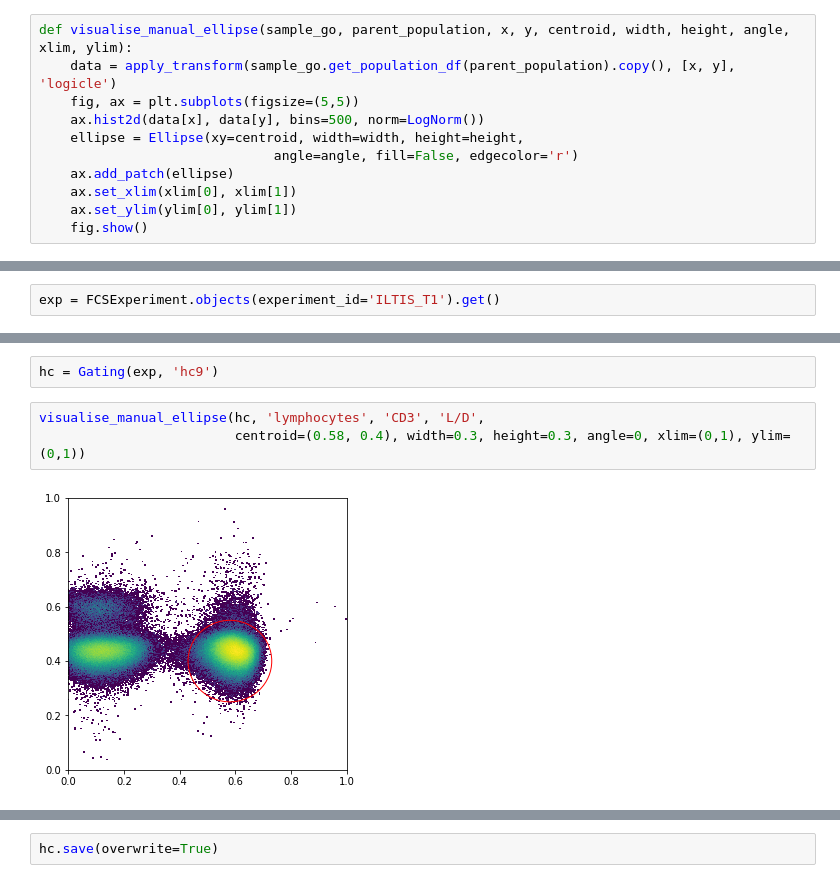
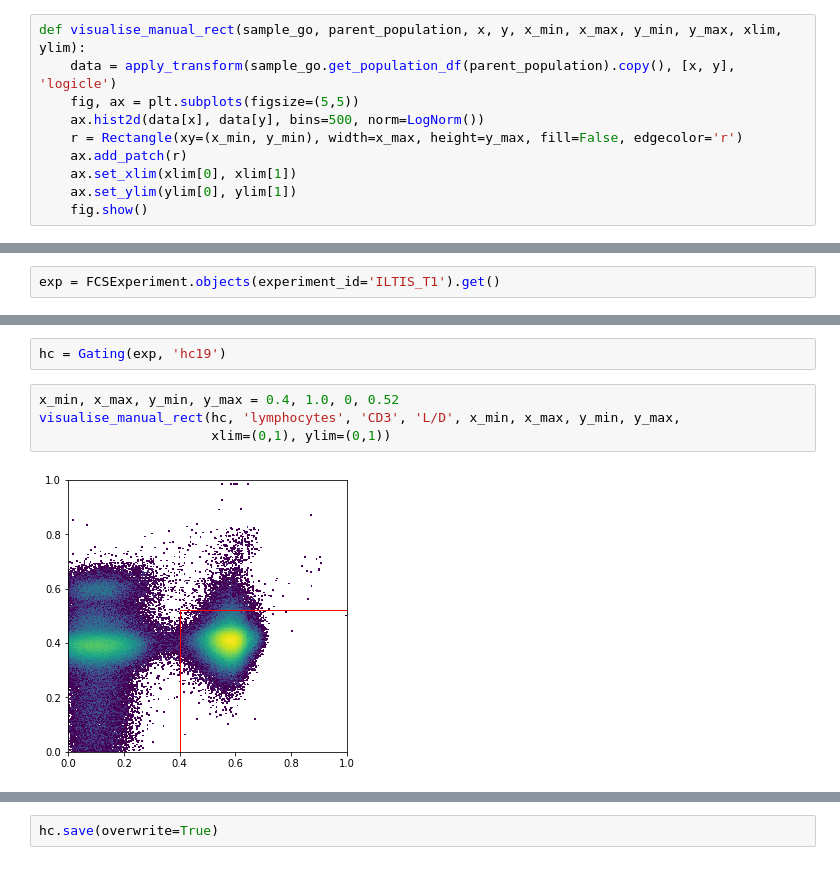
Before and after one commit to burtonrj/CytoPy, a Jupyter notebook: immunova/Notebooks/Testing/Population_Identification_Validation/CD3 Gating.ipynb, the cells around one changed output, grey strips where cells are left out. Drawn from its saved outputs; the diff is of its cells as text.

```diff
--- a/immunova/Notebooks/Testing/Population_Identification_Validation/CD3 Gating.ipynb
+++ b/immunova/Notebooks/Testing/Population_Identification_Validation/CD3 Gating.ipynb
@@ -32,13 +32,12 @@ def visualise_manual_threshold(sample_go, parent_population, x, t, xlim, ylim):
     ax.set_ylim(ylim[0], ylim[1])
     fig.show()
 # %%
-def visualise_manual_ellipse(sample_go, parent_population, x, y, centroid, width, height, angle, xlim, ylim):
+def visualise_manual_rect(sample_go, parent_population, x, y, x_min, x_max, y_min, y_max, xlim, ylim):
     data = apply_transform(sample_go.get_population_df(parent_population).copy(), [x, y], 'logicle')
     fig, ax = plt.subplots(figsize=(5,5))
     ax.hist2d(data[x], data[y], bins=500, norm=LogNorm())
-    ellipse = Ellipse(xy=centroid, width=width, height=height,
-                              angle=angle, fill=False, edgecolor='r')
-    ax.add_patch(ellipse)
+    r = Rectangle(xy=(x_min, y_min), width=x_max, height=y_max, fill=False, edgecolor='r')
+    ax.add_patch(r)
     ax.set_xlim(xlim[0], xlim[1])
     ax.set_ylim(ylim[0], ylim[1])
     fig.show()
@@ -93,12 +95,13 @@ Complete!
 Saved successfully!
 -----------------------------------------------------
 # %%
-hc = Gating(exp, 'hc9')
+hc = Gating(exp, 'hc19')
-# %%
-visualise_manual_ellipse(hc, 'lymphocytes', 'CD3', 'L/D',
-                         centroid=(0.58, 0.4), width=0.3, height=0.3, angle=0, xlim=(0,1), ylim=(0,1))
-# %% [output]
-[figure, removed]
+# %%
+x_min, x_max, y_min, y_max = 0.4, 1.0, 0, 0.52
+visualise_manual_rect(hc, 'lymphocytes', 'CD3', 'L/D', x_min, x_max, y_min, y_max,
+                      xlim=(0,1), ylim=(0,1))
+# %% [output]
+[figure, added]
 # %%
 child_populations = ChildPopulationCollection('geom')
 child_populations.add_population('manual_liveCD3', definition='+')
```
Also changed, not shown: parts of 15 cells of this notebook, 5 other files.
